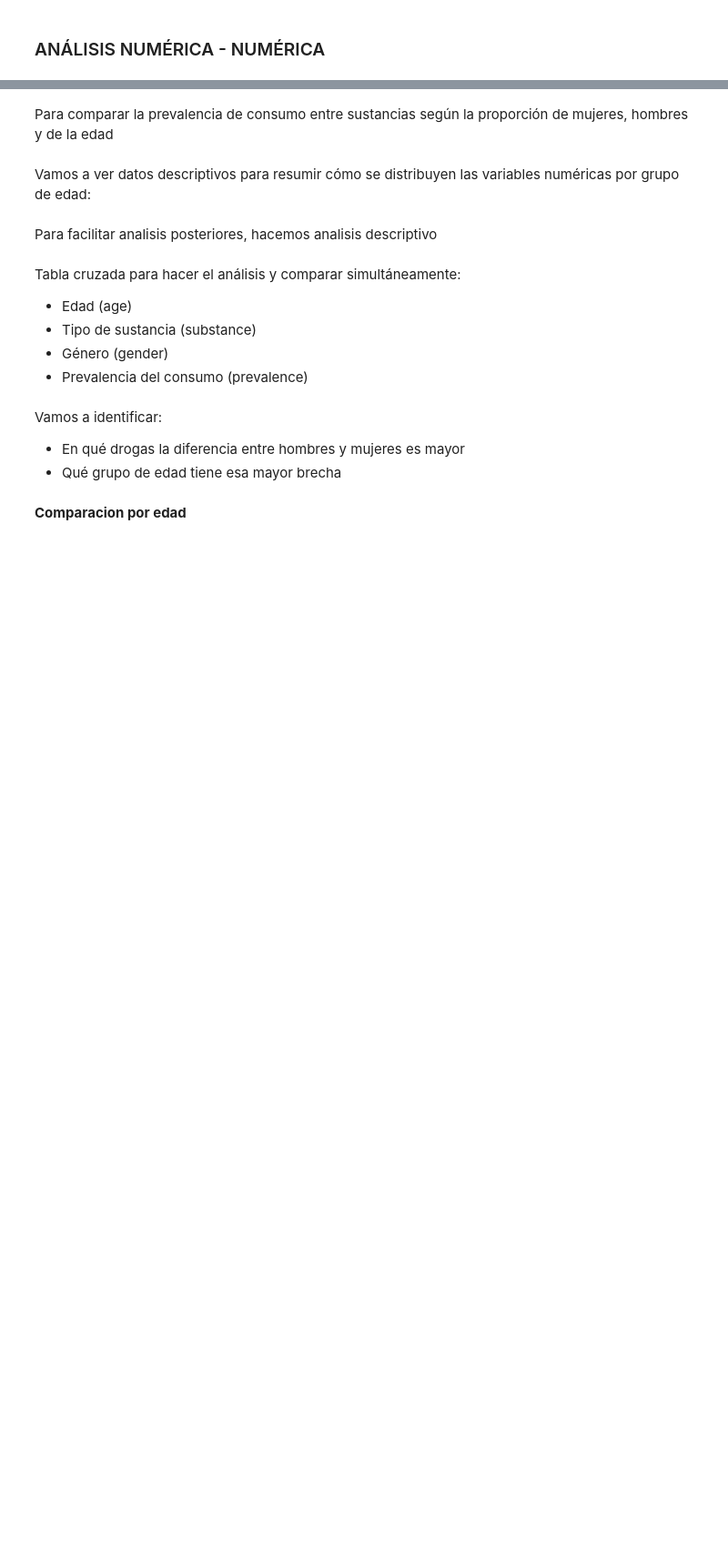
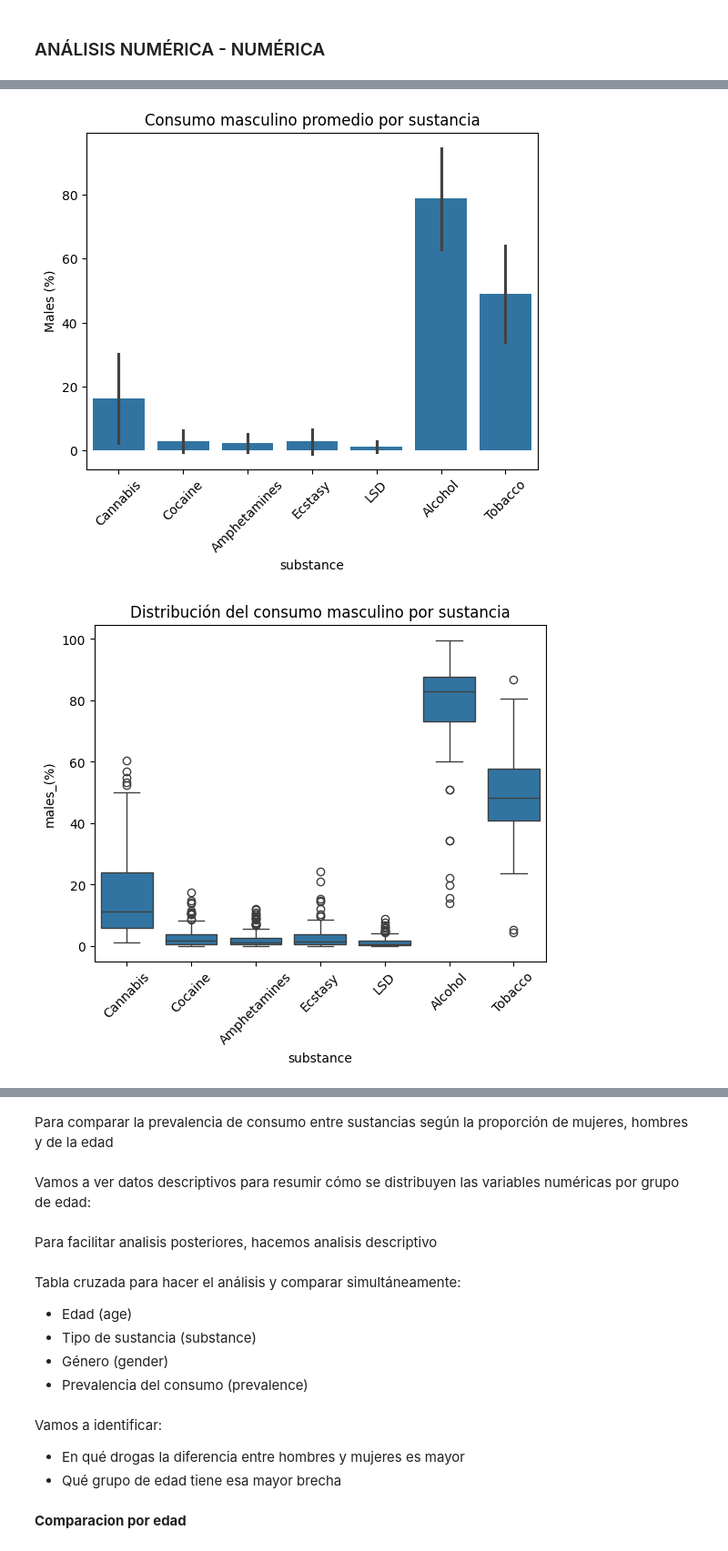
Before and after one commit to Luciajp-ds/EDA_european_drug, a Jupyter notebook: src/notebooks/Untitled.ipynb, the cells around one changed output, grey strips where cells are left out. Shown at 91% size. Saved outputs shown, nothing was run; the diff lists cells and outputs as text; code cells hidden in the pictures; blank space fills up the shorter version.

```diff
--- a/src/notebooks/Untitled.ipynb
+++ b/src/notebooks/Untitled.ipynb
@@ -729,2 +901,14 @@ df_drugs.groupby("substance")["males_(%)"].describe()
 # %%
-plot_categorical_relationship_fin(df_drugs, "males_(%)", "substance", relative_freq=True)
+sns.barplot(data=df_drugs, x="substance", y="males_(%)", errorbar='sd')
+plt.title("Consumo masculino promedio por sustancia")
+plt.ylabel("Males (%)")
+plt.xticks(rotation=45)
+plt.show()
+
+sns.boxplot(data=df_drugs, x="substance", y="males_(%)")
+plt.title("Distribución del consumo masculino por sustancia")
+plt.xticks(rotation=45)
+plt.show()
+# %% [output]
+[figure, added]
+[figure, added]
```
Also changed, not shown: parts of 135 cells of this notebook.
